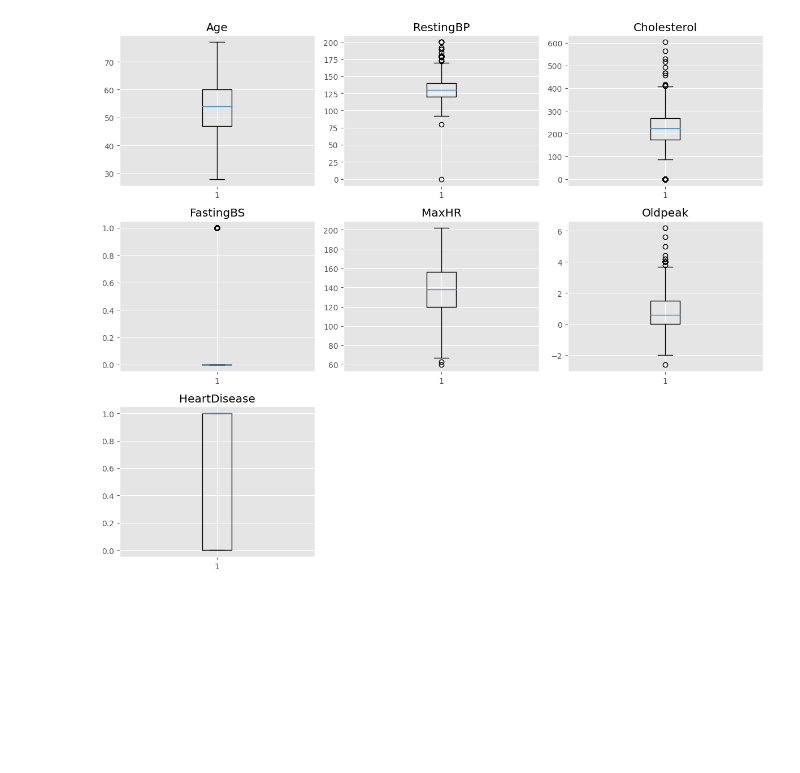
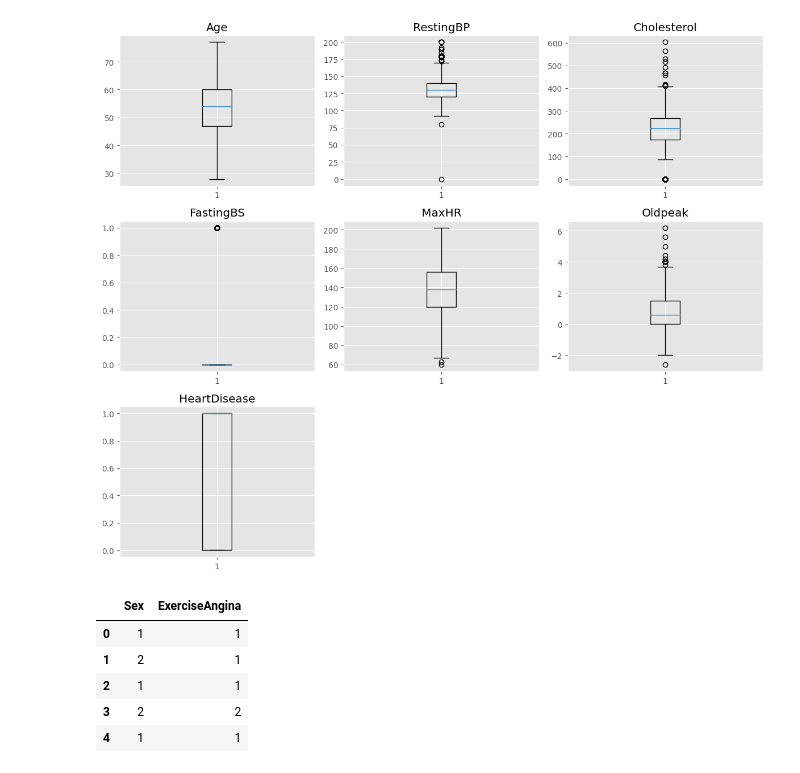
Before and after one commit to RDLL/curso_ia, a Jupyter notebook: KNN.ipynb, the cells around one changed output. Cells and saved outputs as stored; diff of their text form; code cells hidden in the pictures; blank space fills up the shorter version.

```diff
--- a/KNN.ipynb
+++ b/KNN.ipynb
@@ -115,3 +98,14 @@ for col in viz_df.columns:
 plt.tight_layout()
 # %% [output]
 [figure]
+# %%
+encoder = OrdinalEncoder()
+df[['Sex','ExerciseAngina']] = encoder.fit_transform(df[['Sex','ExerciseAngina']])
+df[['Sex','ExerciseAngina']].head()
+# %% [output]
+|  | Sex | ExerciseAngina |
+| 0 | 1 | 1 |
+| 1 | 2 | 1 |
+| 2 | 1 | 1 |
+| 3 | 2 | 2 |
+| 4 | 1 | 1 |
```
Also changed, not shown: parts of 13 cells of this notebook.
